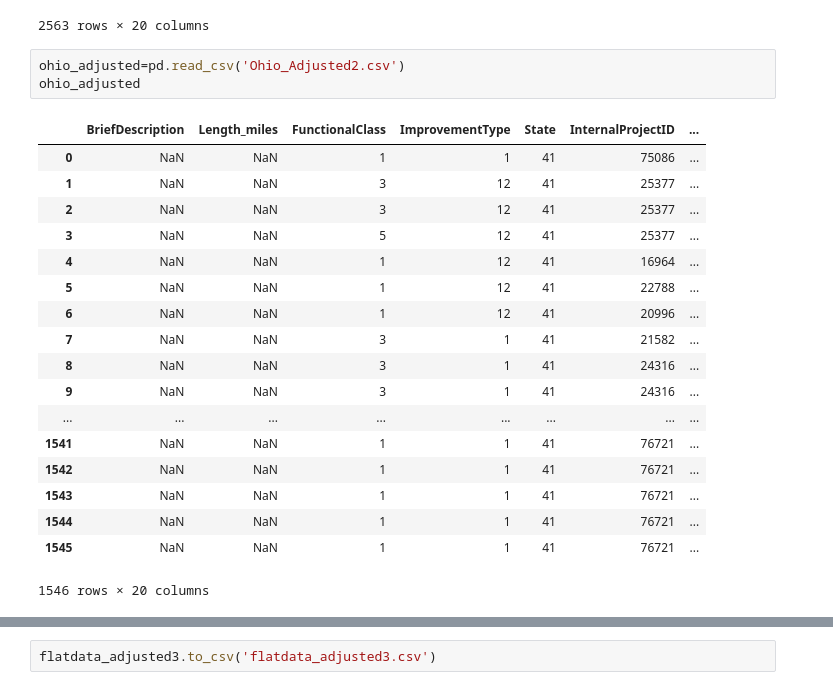
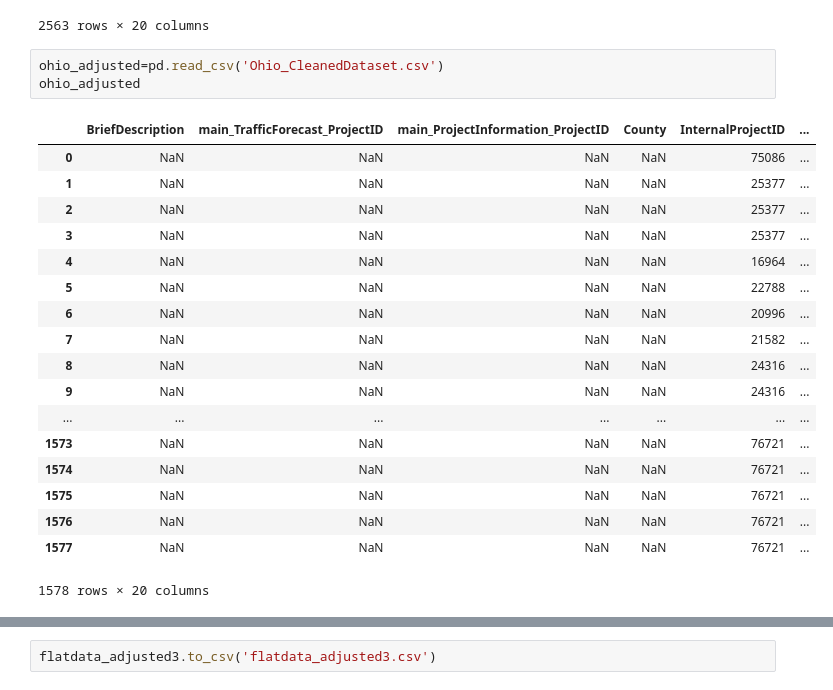
Before and after one commit to jawadmhoque/accuracy-assessment, a Jupyter notebook: Accuracy Algorithm.ipynb, the cells around one changed output, grey strips where cells are left out. Cells and saved outputs as stored; diff of their text form.

```diff
--- a/Accuracy Algorithm.ipynb
+++ b/Accuracy Algorithm.ipynb
@@ -250,24 +187,24 @@ flatdata_adjusted
 | 15225 | M-153 US-24 to Mercury Drive | 3.20 | 3.0 | NaN | 27.0 | 2671 | ... |
 2563 rows × 20 columns
 # %%
-ohio_adjusted=pd.read_csv('Ohio_Adjusted2.csv')
+ohio_adjusted=pd.read_csv('Ohio_CleanedDataset.csv')
 ohio_adjusted
 # %% [output]
-|  | BriefDescription | Length_miles | FunctionalClass | ImprovementType | State | InternalProjectID | ... |
-| 0 | NaN | NaN | 1 | 1 | 41 | 75086 | ... |
-| 1 | NaN | NaN | 3 | 12 | 41 | 25377 | ... |
-| 2 | NaN | NaN | 3 | 12 | 41 | 25377 | ... |
-| 3 | NaN | NaN | 5 | 12 | 41 | 25377 | ... |
-| 4 | NaN | NaN | 1 | 12 | 41 | 16964 | ... |
-| 5 | NaN | NaN | 1 | 12 | 41 | 22788 | ... |
-| 6 | NaN | NaN | 1 | 12 | 41 | 20996 | ... |
-| 7 | NaN | NaN | 3 | 1 | 41 | 21582 | ... |
-| 8 | NaN | NaN | 3 | 1 | 41 | 24316 | ... |
-| 9 | NaN | NaN | 3 | 1 | 41 | 24316 | ... |
-| ... | ... | ... | ... | ... | ... | ... | ... |
-| 1541 | NaN | NaN | 1 | 1 | 41 | 76721 | ... |
-| 1542 | NaN | NaN | 1 | 1 | 41 | 76721 | ... |
-| 1543 | NaN | NaN | 1 | 1 | 41 | 76721 | ... |
-| 1544 | NaN | NaN | 1 | 1 | 41 | 76721 | ... |
-| 1545 | NaN | NaN | 1 | 1 | 41 | 76721 | ... |
+|  | BriefDescription | main_TrafficForecast_ProjectID | main_ProjectInformation_ProjectID | County | InternalProjectID | ... |
+| 0 | NaN | NaN | NaN | NaN | 75086 | ... |
+| 1 | NaN | NaN | NaN | NaN | 25377 | ... |
+| 2 | NaN | NaN | NaN | NaN | 25377 | ... |
+| 3 | NaN | NaN | NaN | NaN | 25377 | ... |
+| 4 | NaN | NaN | NaN | NaN | 16964 | ... |
+| 5 | NaN | NaN | NaN | NaN | 22788 | ... |
+| 6 | NaN | NaN | NaN | NaN | 20996 | ... |
+| 7 | NaN | NaN | NaN | NaN | 21582 | ... |
+| 8 | NaN | NaN | NaN | NaN | 24316 | ... |
+| 9 | NaN | NaN | NaN | NaN | 24316 | ... |
+| ... | ... | ... | ... | ... | ... | ... |
+| 1573 | NaN | NaN | NaN | NaN | 76721 | ... |
+| 1574 | NaN | NaN | NaN | NaN | 76721 | ... |
+| 1575 | NaN | NaN | NaN | NaN | 76721 | ... |
+| 1576 | NaN | NaN | NaN | NaN | 76721 | ... |
+| 1577 | NaN | NaN | NaN | NaN | 76721 | ... |
-1546 rows × 20 columns
+1578 rows × 20 columns
```
Also changed, not shown: parts of 20 cells of this notebook, 3 other files.
